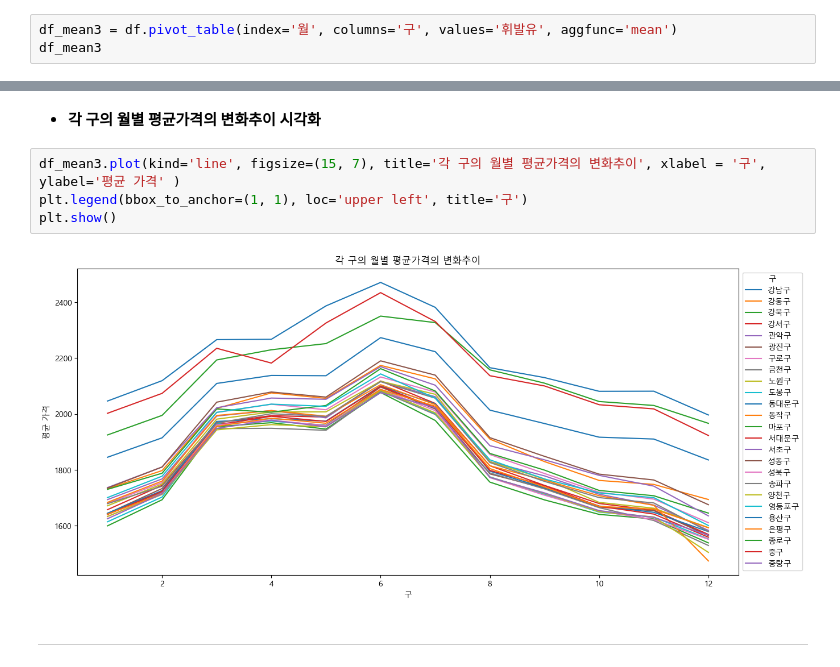
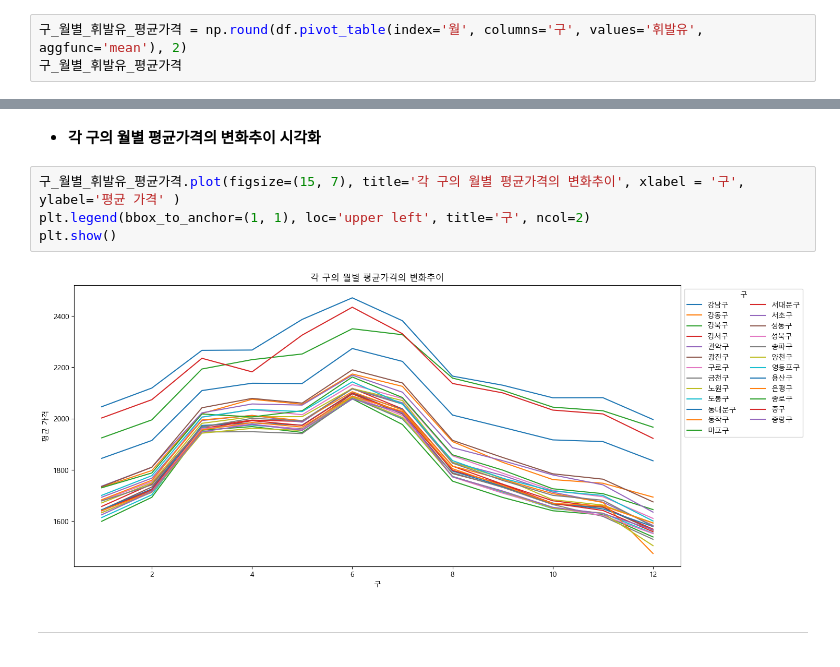
Before and after one commit to clerknek/PlayData, a Jupyter notebook: +실습/주유소가격 데이터 분석/주유소가격 데이터 분석.ipynb, the cells around one changed output, grey strips where cells are left out. Saved outputs shown, nothing was run; the diff lists cells and outputs as text.

```diff
--- a/+실습/주유소가격 데이터 분석/주유소가격 데이터 분석.ipynb
+++ b/+실습/주유소가격 데이터 분석/주유소가격 데이터 분석.ipynb
@@ -658,8 +742,8 @@ Name: 휘발유, dtype: float64
 # %% [markdown]
 - **각 구의 월별 평균 휘발유 가격**
 # %%
-df_mean3 = df.pivot_table(index='월', columns='구', values='휘발유', aggfunc='mean')
-df_mean3
+구_월별_휘발유_평균가격 = np.round(df.pivot_table(index='월', columns='구', values='휘발유', aggfunc='mean'), 2)
+구_월별_휘발유_평균가격
 # %% [output]
 | 구 | 강남구 | 강동구 | 강북구 | 강서구 | 관악구 | 광진구 | 구로구 | 금천구 | 노원구 | 도봉구 | ... | ... |
 | 월 |  |  |  |  |  |  |  |  |  |  |  | ... |
@@ -681,11 +765,11 @@ df_mean3
 # %% [markdown]
 - **각 구의 월별 평균가격의 변화추이 시각화**
 # %%
-df_mean3.plot(kind='line', figsize=(15, 7), title='각 구의 월별 평균가격의 변화추이', xlabel = '구', ylabel='평균 가격' )
-plt.legend(bbox_to_anchor=(1, 1), loc='upper left', title='구')
+구_월별_휘발유_평균가격.plot(figsize=(15, 7), title='각 구의 월별 평균가격의 변화추이', xlabel = '구', ylabel='평균 가격' )
+plt.legend(bbox_to_anchor=(1, 1), loc='upper left', title='구', ncol=2)
 plt.show()
 # %% [output]
-[figure, old version]
+[figure, new version]
 # %% [markdown]
 ------
 # %% [markdown]
```
Also changed, not shown: parts of 37 cells of this notebook, 1 other file.
